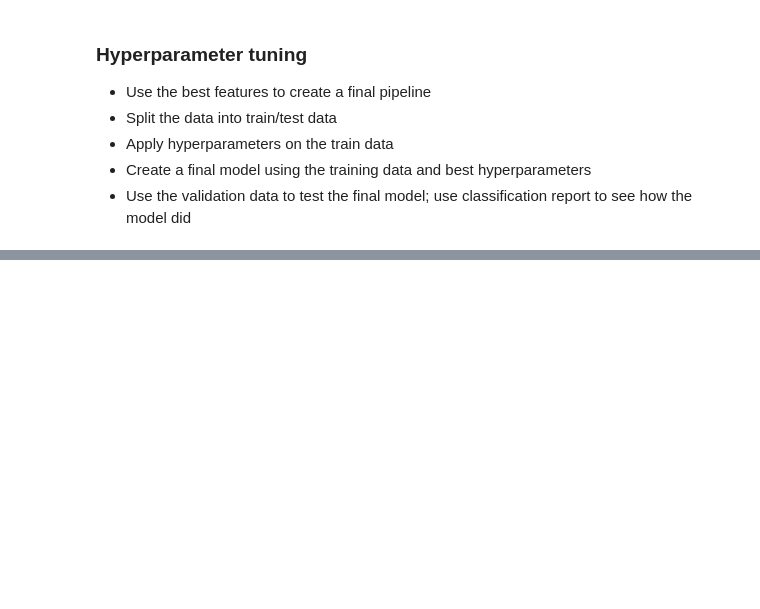
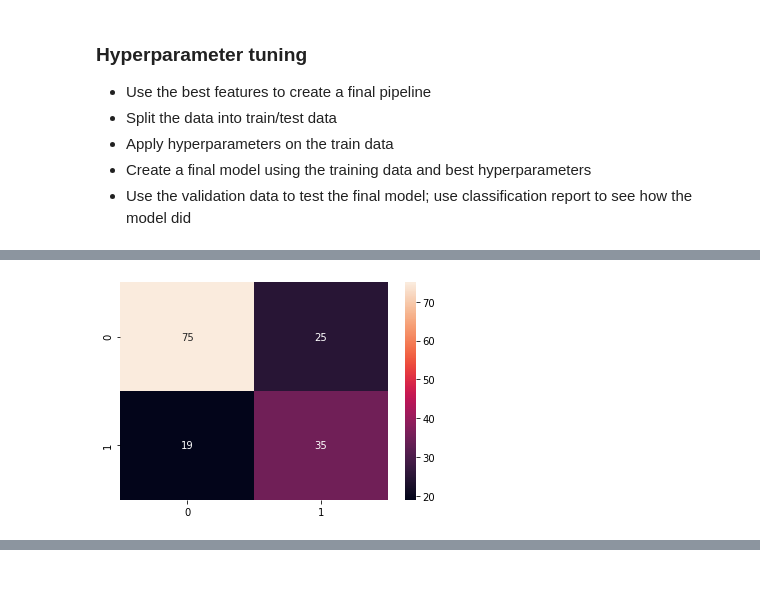
Before and after one commit to nico-palmar/ML_notebooks, a Jupyter notebook: xgb-diabetic-predictions.ipynb, the cells around one changed output, grey strips where cells are left out. Saved outputs shown, nothing was run; the diff lists cells and outputs as text; code cells hidden in the pictures; blank space fills up the shorter version.

```diff
--- a/xgb-diabetic-predictions.ipynb
+++ b/xgb-diabetic-predictions.ipynb
@@ -1029,0 +1129,20 @@ ax = sns.heatmap(cm, annot=True)
+# %%
+final_xgb_pipeline = Pipeline(steps=[
+    ('imputer', SimpleImputer(strategy='median')),
+    ('pandarizer', FunctionTransformer(ndarray_to_df)),
+    ('kmeans_cluster', FunctionTransformer(kmeans_cluster, kw_args={'n_clusters': 2})),
+    ('kmeans_dist', FunctionTransformer(kmeans_cluster_dist, kw_args={'n_clusters': 2})),
+    ('pc_pca', FunctionTransformer(create_pc_pca, kw_args={'feature_eng': False})),
+    # from testing, this is a very good transformation function
+    ('pc_loading_features', FunctionTransformer(pca_loading_features, kw_args={'ignore_features': []})),
+    ('above_median_counts', FunctionTransformer(row_median_counts)),
+    ('remove_outliers', FunctionTransformer(remove_outliers)),
+    ('bin_data', FunctionTransformer(bin_data)),
+    ('view_data', Debug()),
+    ('model', xgb.XGBClassifier(**{'max_depth': 9, 'learning_rate': 0.06864683947239206, 'n_estimators': 2354, 'min_child_weight': 1, 'colsample_bytree': 0.5986993537605596, 'subsample': 0.7766347483110189, 'gamma': 1.5435459238849092}))
+])
+
+final_xgb_pipeline.fit(df_train, y_train)
+final_predictions = final_xgb_pipeline.predict(df_test)
+
+print(classification_report(y_test, final_predictions))
@@ -1029,0 +1158,5 @@ ax = sns.heatmap(cm, annot=True)
+# %%
+cm = confusion_matrix(y_test, final_predictions)
+ax = sns.heatmap(cm, annot=True)
+# %% [output]
+[figure, added]
```
Also changed, not shown: parts of 14 cells of this notebook.
